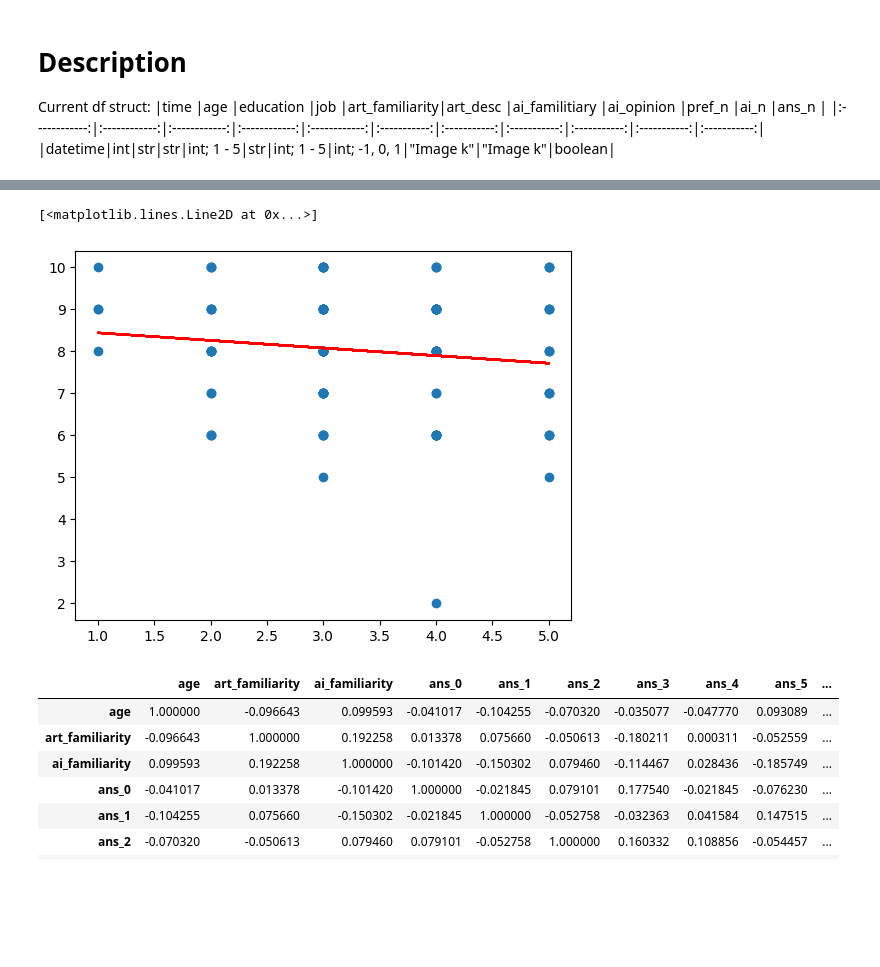
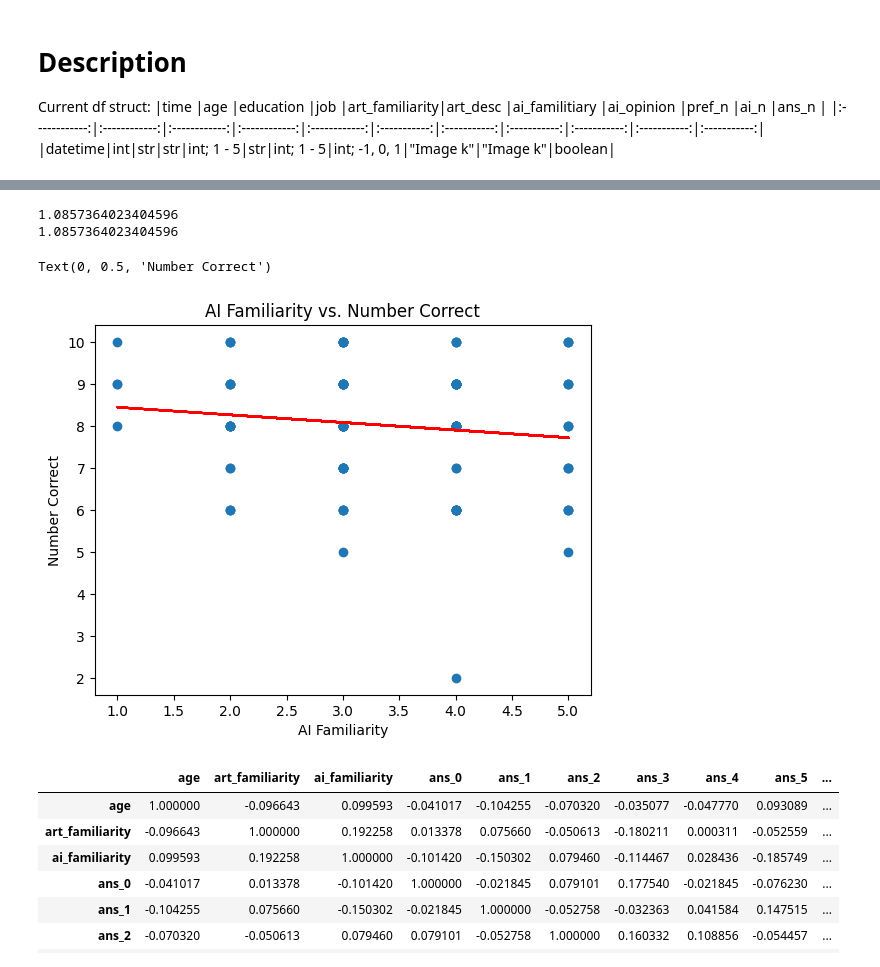
Before and after one commit to Dante1DC/Finding_AI_Registry_Test, a Jupyter notebook: Analysis/analysis.ipynb, the cells around one changed output, grey strips where cells are left out. Drawn from its saved outputs; the diff is of its cells as text; code cells hidden in the pictures; blank space fills up the shorter version.

```diff
--- a/Analysis/analysis.ipynb
+++ b/Analysis/analysis.ipynb
@@ -99,17 +109,25 @@ plt.plot(x, m*x+b, "-r")
 # %%
 plt.scatter(df["ai_familiarity"], df["num_correct"])
 df["num_correct"]
 linreg = lr()
 X1 = df["ai_familiarity"].to_numpy().reshape(-1, 1)
 x1 = df["ai_familiarity"]
 y1 =  df["num_correct"]
 linreg.fit(X1, y1)
 b1 = linreg.intercept_
 m1 = linreg.coef_
 plt.plot(x1, m1*x1+b1, "-r")
+y_hat1 = linreg.predict(X1)
+print(np.average(abs(y1 - y_hat1)))
+print(np.sum(abs(y1 - y_hat1))/len(y1))
+plt.title("AI Familiarity vs. Number Correct")
+plt.xlabel("AI Familiarity")
+plt.ylabel("Number Correct")
 # %% [output]
-[<matplotlib.lines.Line2D at 0x...>]
+1.0857364023404596
+1.0857364023404596
+Text(0, 0.5, 'Number Correct')
-[figure, old version]
+[figure, new version]
 # %%
 df.corr(numeric_only=True)
 # %% [output]
```
Also changed, not shown: parts of 8 cells of this notebook.
